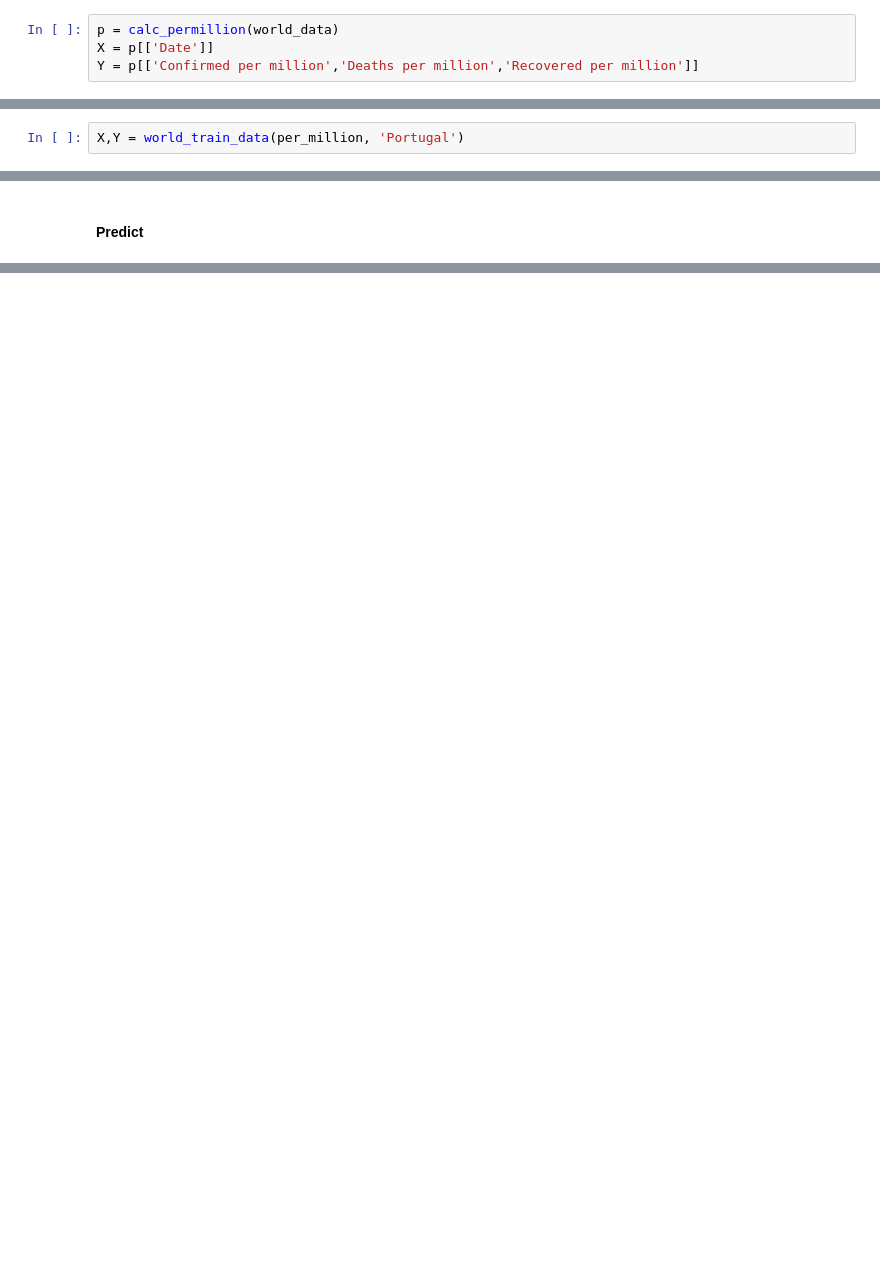
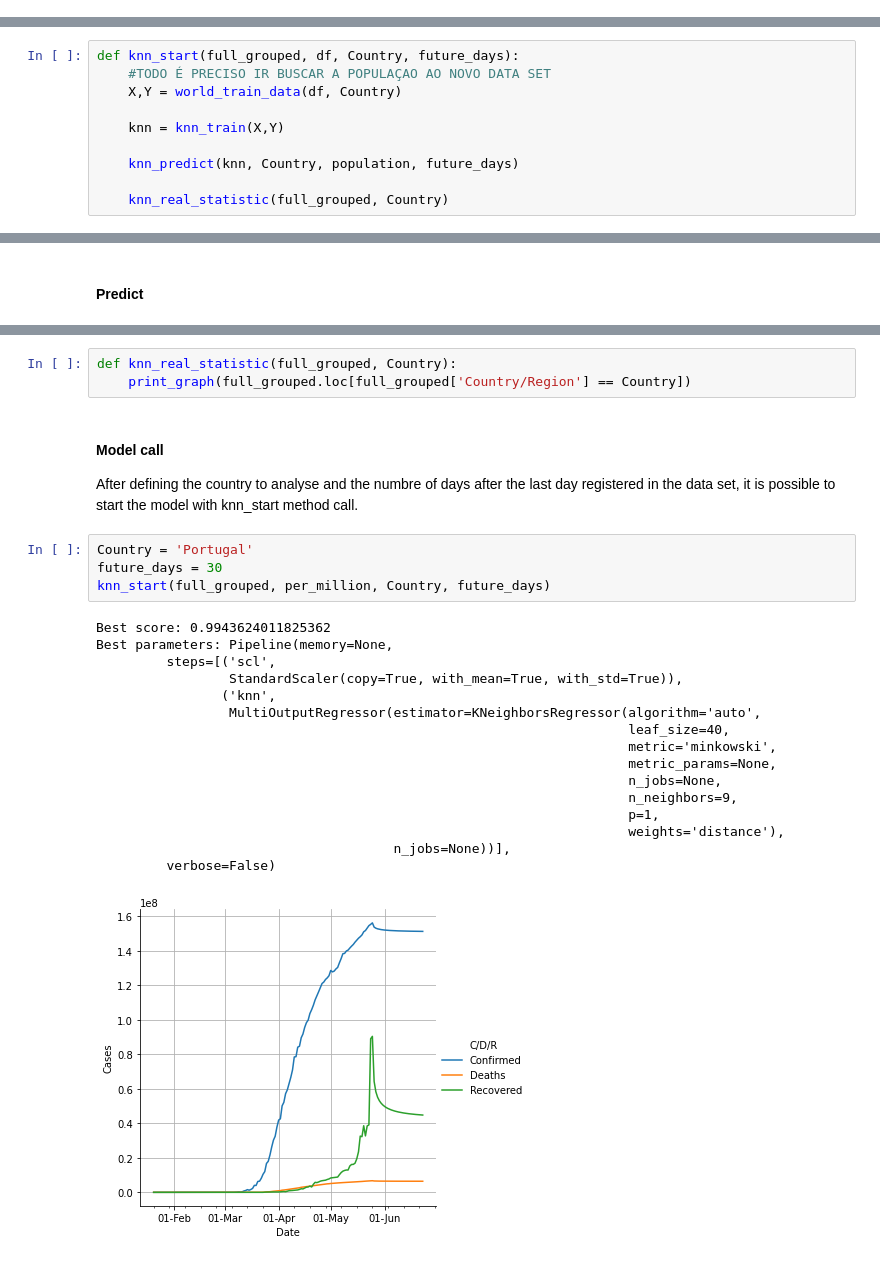
Before and after one commit to SALajes/iart-regression-modeling, a Jupyter notebook: Covid19.ipynb, the cells around one changed output, grey strips where cells are left out. Cells and saved outputs as stored; diff of their text form; blank space fills up the shorter version.

```diff
--- a/Covid19.ipynb
+++ b/Covid19.ipynb
@@ -418,4 +420,0 @@ Apply KNN algorithm to regression modulation data.
-# %%
-p = calc_permillion(world_data)
-X = p[['Date']]
-Y = p[['Confirmed per million','Deaths per million','Recovered per million']]
@@ -424,3 +421,11 @@ Y = p[['Confirmed per million','Deaths per million','Recovered per million']]
-# %%
-X,Y = world_train_data(per_million, 'Portugal')
+# %%
+def knn_start(full_grouped, df, Country, future_days):
+    #TODO É PRECISO IR BUSCAR A POPULAÇAO AO NOVO DATA SET
+    X,Y = world_train_data(df, Country)
+
+    knn = knn_train(X,Y)
+
+    knn_predict(knn, Country, population, future_days)
+
+    knn_real_statistic(full_grouped, Country)
 # %% [markdown]
@@ -512,0 +495,27 @@ print_graph(full_grouped.loc[full_grouped['Country/Region'] == 'Portugal'])
+# %%
+def knn_real_statistic(full_grouped, Country):
+    print_graph(full_grouped.loc[full_grouped['Country/Region'] == Country])
+# %% [markdown]
+####  Model call
+After defining the country to analyse and the numbre of days after the last day registered in the data set, it is possible to start the model with knn_start method call.
+# %%
+Country = 'Portugal'
+future_days = 30
+knn_start(full_grouped, per_million, Country, future_days)
+# %% [output]
+Best score: 0.9943624011825362
+Best parameters: Pipeline(memory=None,
+         steps=[('scl',
+                 StandardScaler(copy=True, with_mean=True, with_std=True)),
+                ('knn',
+                 MultiOutputRegressor(estimator=KNeighborsRegressor(algorithm='auto',
+                                                                    leaf_size=40,
+                                                                    metric='minkowski',
+                                                                    metric_params=None,
+                                                                    n_jobs=None,
+                                                                    n_neighbors=9,
+                                                                    p=1,
+                                                                    weights='distance'),
+                                      n_jobs=None))],
+         verbose=False)
+[figure, added]
```
Also changed, not shown: parts of 23 cells of this notebook.
